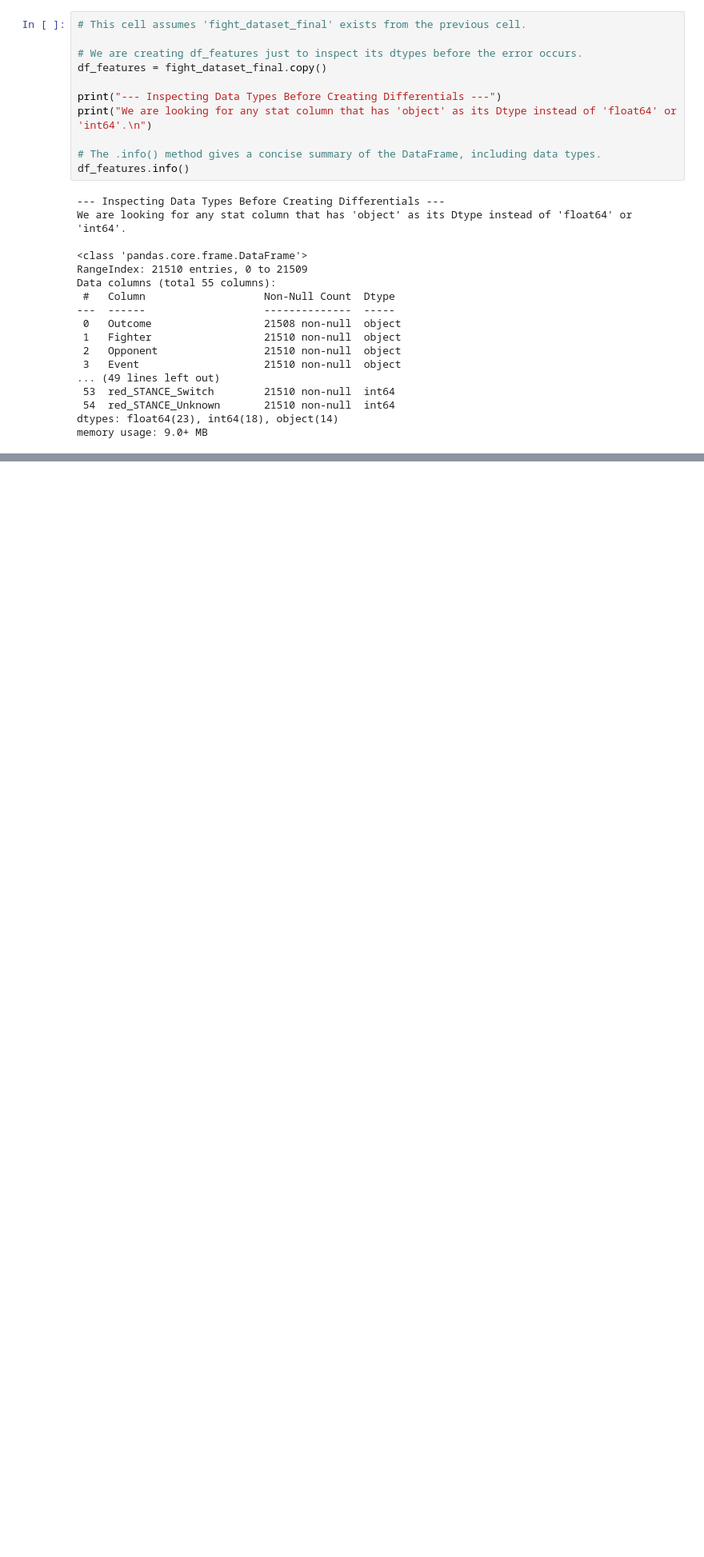
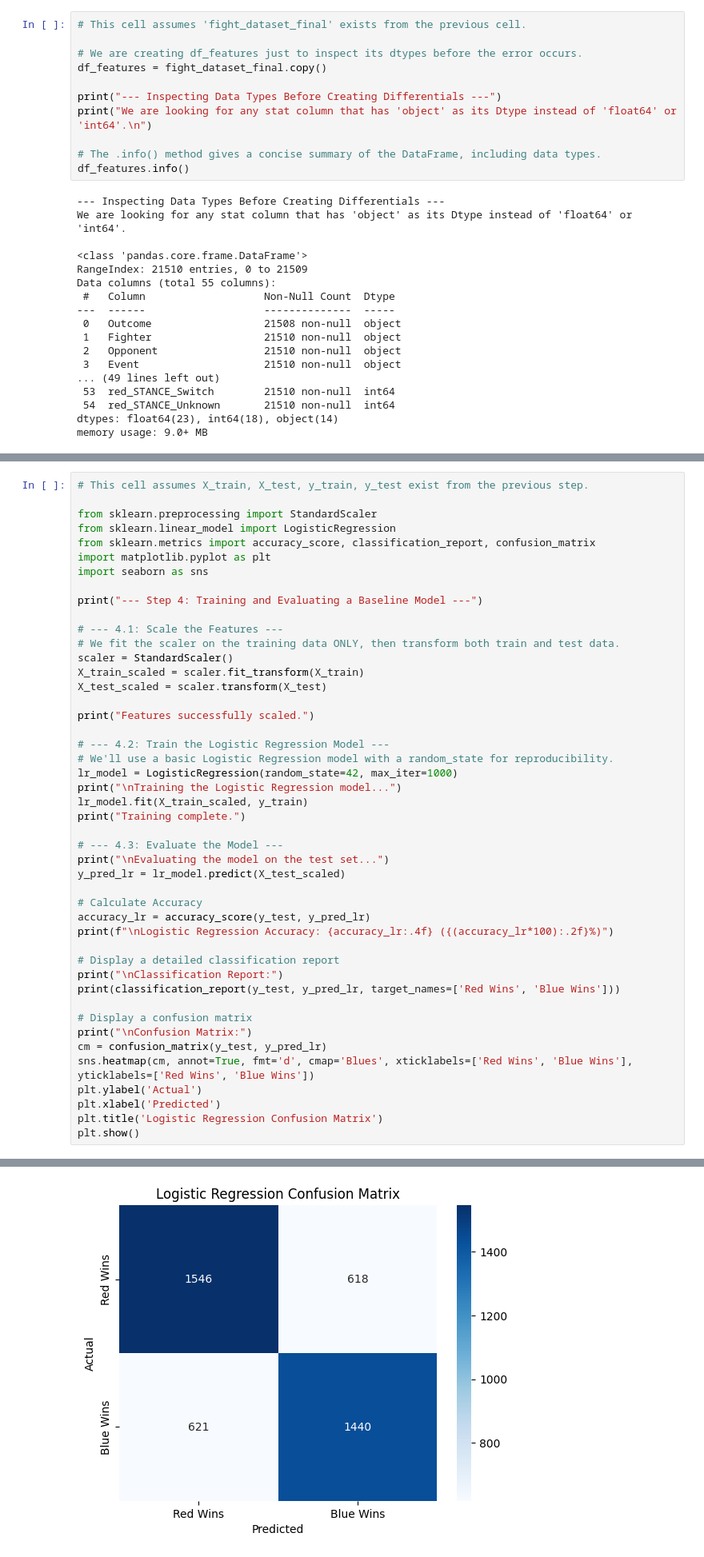
Before and after one commit to SilverCrocus/ufc-predictor, a Jupyter notebook: model/feature_engineering.ipynb, the cells around one changed output, grey strips where cells are left out. Shown at 80% size. Drawn from its saved outputs; the diff is of its cells as text; blank space fills up the shorter version.

```diff
--- a/model/feature_engineering.ipynb
+++ b/model/feature_engineering.ipynb
@@ -288,0 +460,47 @@ memory usage: 9.0+ MB
+# %%
+# This cell assumes X_train, X_test, y_train, y_test exist from the previous step.
+
+from sklearn.preprocessing import StandardScaler
+from sklearn.linear_model import LogisticRegression
+from sklearn.metrics import accuracy_score, classification_report, confusion_matrix
+import matplotlib.pyplot as plt
+import seaborn as sns
+
+print("--- Step 4: Training and Evaluating a Baseline Model ---")
+
+# --- 4.1: Scale the Features ---
+# We fit the scaler on the training data ONLY, then transform both train and test data.
+scaler = StandardScaler()
+X_train_scaled = scaler.fit_transform(X_train)
+X_test_scaled = scaler.transform(X_test)
+
+print("Features successfully scaled.")
+
+# --- 4.2: Train the Logistic Regression Model ---
+# We'll use a basic Logistic Regression model with a random_state for reproducibility.
+lr_model = LogisticRegression(random_state=42, max_iter=1000)
+print("\nTraining the Logistic Regression model...")
+lr_model.fit(X_train_scaled, y_train)
+print("Training complete.")
+
+# --- 4.3: Evaluate the Model ---
+print("\nEvaluating the model on the test set...")
+y_pred_lr = lr_model.predict(X_test_scaled)
+
+# Calculate Accuracy
+accuracy_lr = accuracy_score(y_test, y_pred_lr)
+print(f"\nLogistic Regression Accuracy: {accuracy_lr:.4f} ({(accuracy_lr*100):.2f}%)")
+
+# Display a detailed classification report
+print("\nClassification Report:")
+print(classification_report(y_test, y_pred_lr, target_names=['Red Wins', 'Blue Wins']))
+
+# Display a confusion matrix
+print("\nConfusion Matrix:")
+cm = confusion_matrix(y_test, y_pred_lr)
+sns.heatmap(cm, annot=True, fmt='d', cmap='Blues', xticklabels=['Red Wins', 'Blue Wins'], yticklabels=['Red Wins', 'Blue Wins'])
+plt.ylabel('Actual')
+plt.xlabel('Predicted')
+plt.title('Logistic Regression Confusion Matrix')
+plt.show()
+# %% [output]
@@ -288,0 +524 @@ memory usage: 9.0+ MB
+[figure, added]
```
Also changed, not shown: parts of 9 cells of this notebook, 2 other files.
